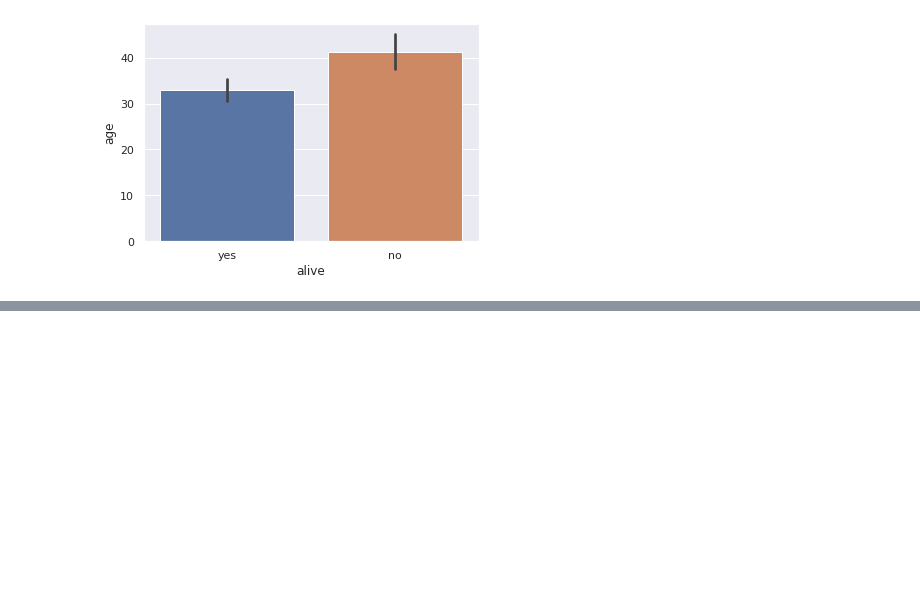
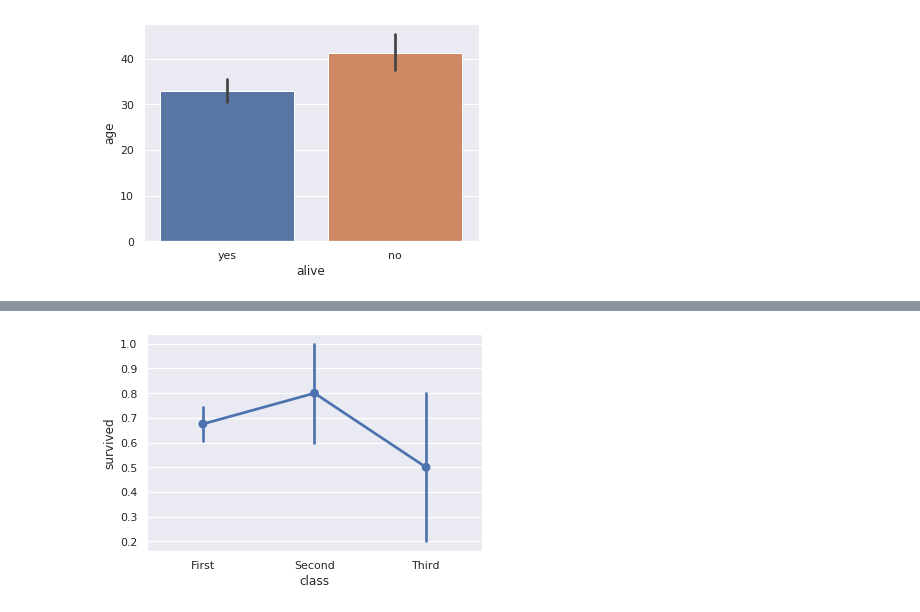
Before and after one commit to mwustinger-tgm/syt5-jupyterlab-mwustinger-tgm, a Jupyter notebook: Data-Science-Protokoll-Wustinger_Python.ipynb, the cells around one changed output, grey strips where cells are left out. Drawn from its saved outputs; the diff is of its cells as text; code cells hidden in the pictures; blank space fills up the shorter version.

```diff
--- a/Data-Science-Protokoll-Wustinger_Python.ipynb
+++ b/Data-Science-Protokoll-Wustinger_Python.ipynb
@@ -102,0 +110,5 @@ Punktdiagramme sind vergleichbar mit Säulen- und Balkendiagrammen. Statt einem
+# %%
+# Shows the proportion of survivors for each passenger class
+sns.pointplot(x='class', y='survived', data=ti);
+# %% [output]
+[figure, added]
```
Also changed, not shown: parts of 10 cells of this notebook, 1 other file.
